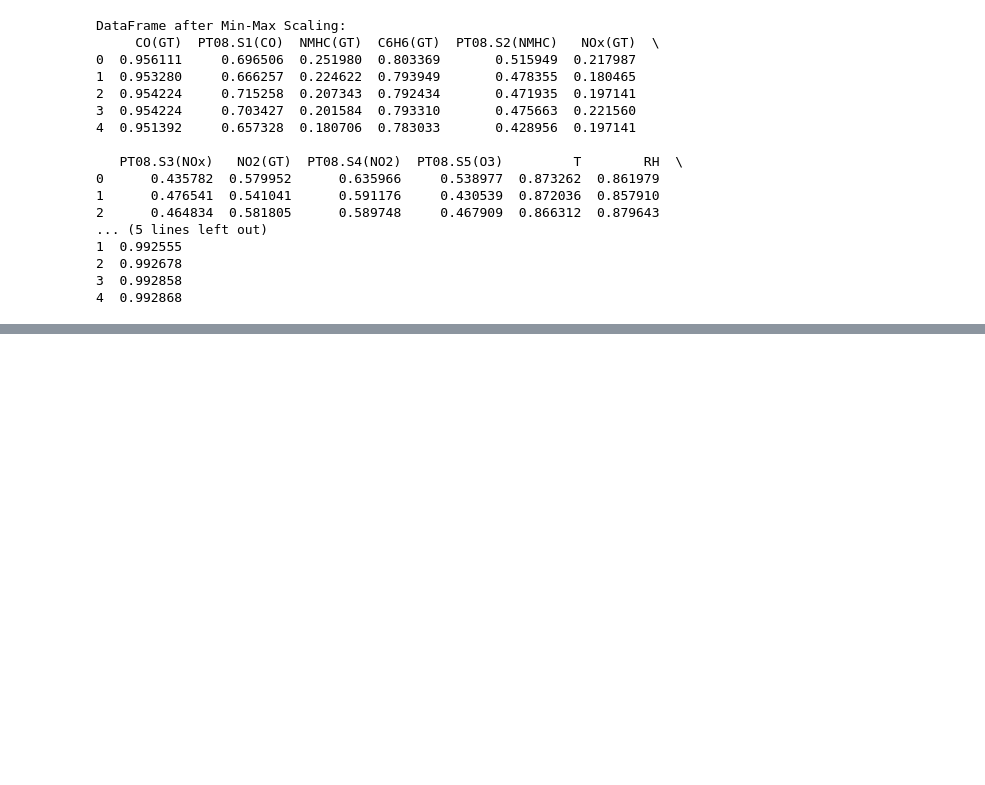
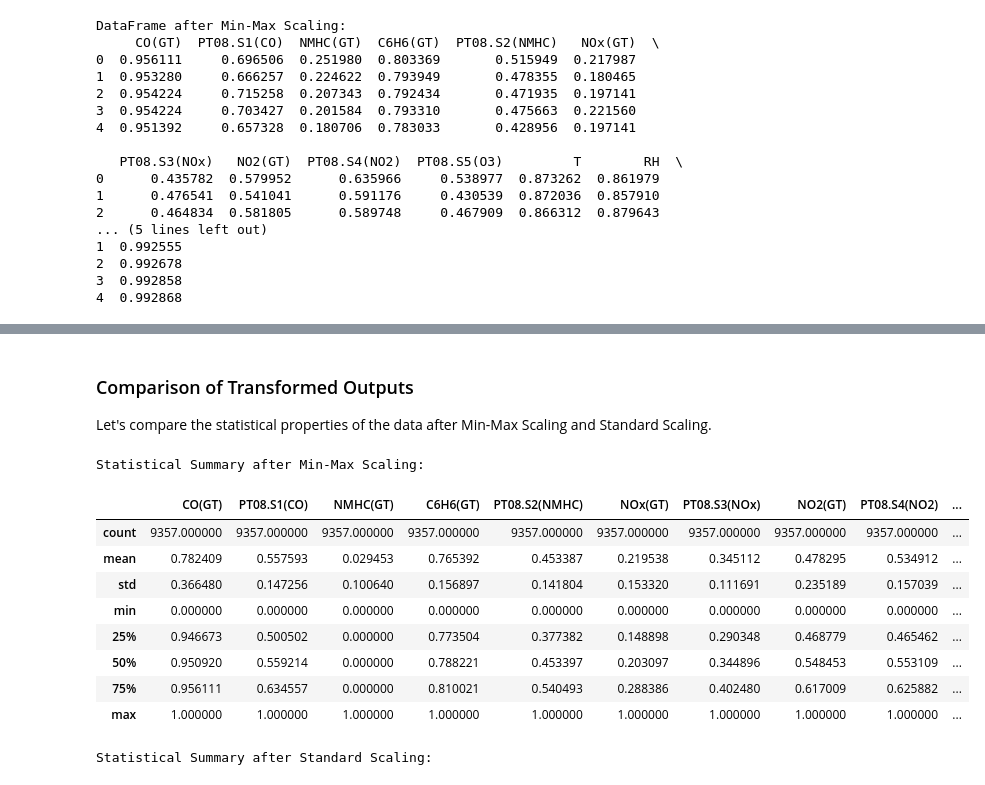
Before and after one commit to AbhishekShah272002/Machine-Learning-Study., a Jupyter notebook: Learning-Labs/AirQualityUCI.ipynb, the cells around one changed output, grey strips where cells are left out. Cells and saved outputs as stored; diff of their text form; code cells hidden in the pictures; blank space fills up the shorter version.

```diff
--- a/Learning-Labs/AirQualityUCI.ipynb
+++ b/Learning-Labs/AirQualityUCI.ipynb
@@ -107,3 +107,17 @@ DataFrame after Min-Max Scaling:
 2  0.992678
 3  0.992858
 4  0.992868
+# %%
+from sklearn.preprocessing import StandardScaler
+
+# Initialize StandardScaler
+scaler_standard = StandardScaler()
+
+# Apply Standard Scaling to the numeric DataFrame
+df_standard_scaled = scaler_standard.fit_transform(df_numeric)
+
+# Convert the scaled array back to a DataFrame with original column names
+df_standard_scaled = pd.DataFrame(df_standard_scaled, columns=df_numeric.columns)
+
+print("DataFrame after Standard Scaling:")
+print(df_standard_scaled.head())
@@ -109,0 +142,22 @@ DataFrame after Min-Max Scaling:
+# %% [markdown]
+### Comparison of Transformed Outputs
+
+Let's compare the statistical properties of the data after Min-Max Scaling and Standard Scaling.
+# %%
+print("Statistical Summary after Min-Max Scaling:")
+display(df_scaled.describe())
+
+print("\nStatistical Summary after Standard Scaling:")
+display(df_standard_scaled.describe())
+# %% [output]
+Statistical Summary after Min-Max Scaling:
+|  | CO(GT) | PT08.S1(CO) | NMHC(GT) | C6H6(GT) | PT08.S2(NMHC) | NOx(GT) | PT08.S3(NOx) | NO2(GT) | PT08.S4(NO2) | ... |
+| count | 9357.000000 | 9357.000000 | 9357.000000 | 9357.000000 | 9357.000000 | 9357.000000 | 9357.000000 | 9357.000000 | 9357.000000 | ... |
+| mean | 0.782409 | 0.557593 | 0.029453 | 0.765392 | 0.453387 | 0.219538 | 0.345112 | 0.478295 | 0.534912 | ... |
+| std | 0.366480 | 0.147256 | 0.100640 | 0.156897 | 0.141804 | 0.153320 | 0.111691 | 0.235189 | 0.157039 | ... |
+| min | 0.000000 | 0.000000 | 0.000000 | 0.000000 | 0.000000 | 0.000000 | 0.000000 | 0.000000 | 0.000000 | ... |
+| 25% | 0.946673 | 0.500502 | 0.000000 | 0.773504 | 0.377382 | 0.148898 | 0.290348 | 0.468779 | 0.465462 | ... |
+| 50% | 0.950920 | 0.559214 | 0.000000 | 0.788221 | 0.453397 | 0.203097 | 0.344896 | 0.548453 | 0.553109 | ... |
+| 75% | 0.956111 | 0.634557 | 0.000000 | 0.810021 | 0.540493 | 0.288386 | 0.402480 | 0.617009 | 0.625882 | ... |
+| max | 1.000000 | 1.000000 | 1.000000 | 1.000000 | 1.000000 | 1.000000 | 1.000000 | 1.000000 | 1.000000 | ... |
+Statistical Summary after Standard Scaling:
```
Also changed, not shown: parts of 2 cells of this notebook.
